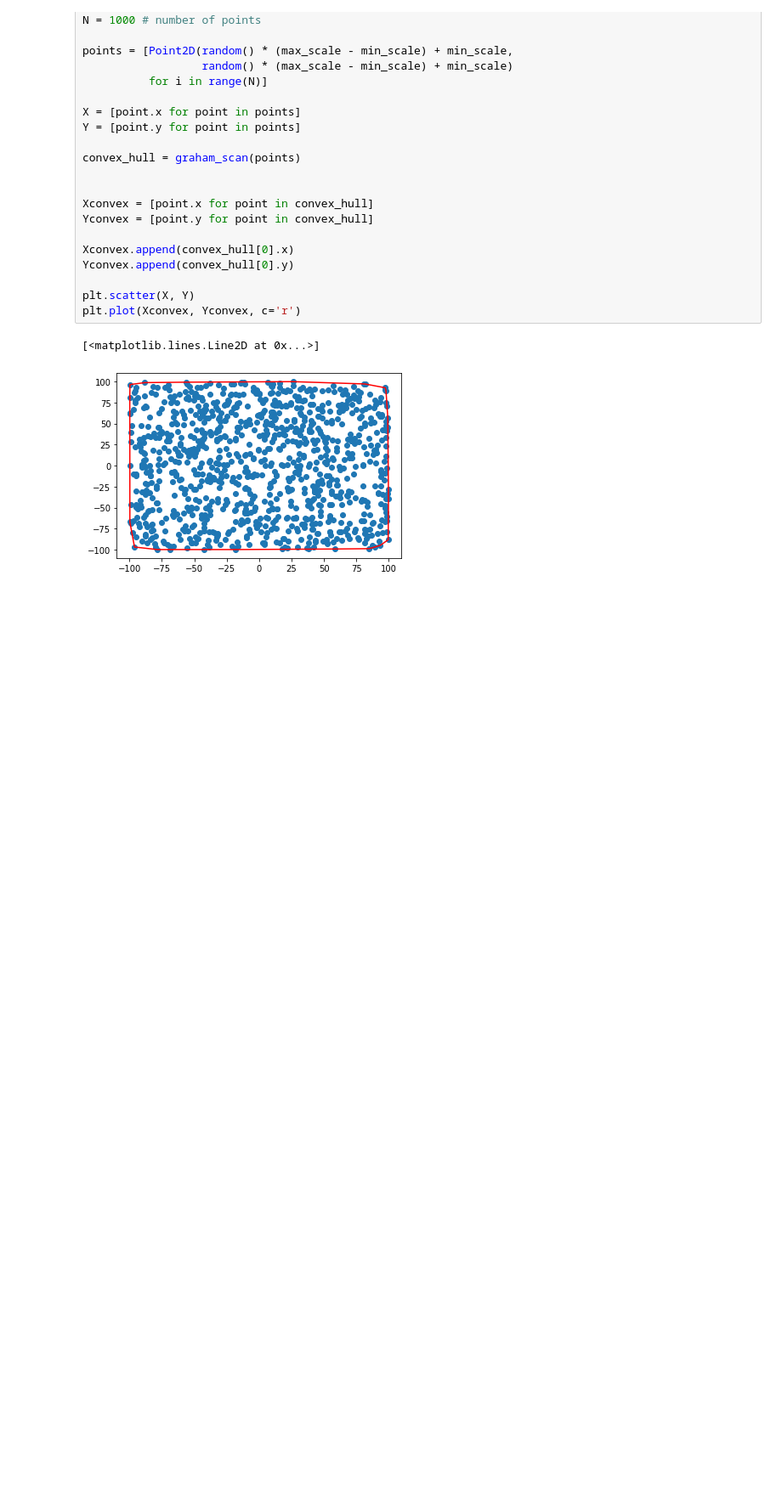
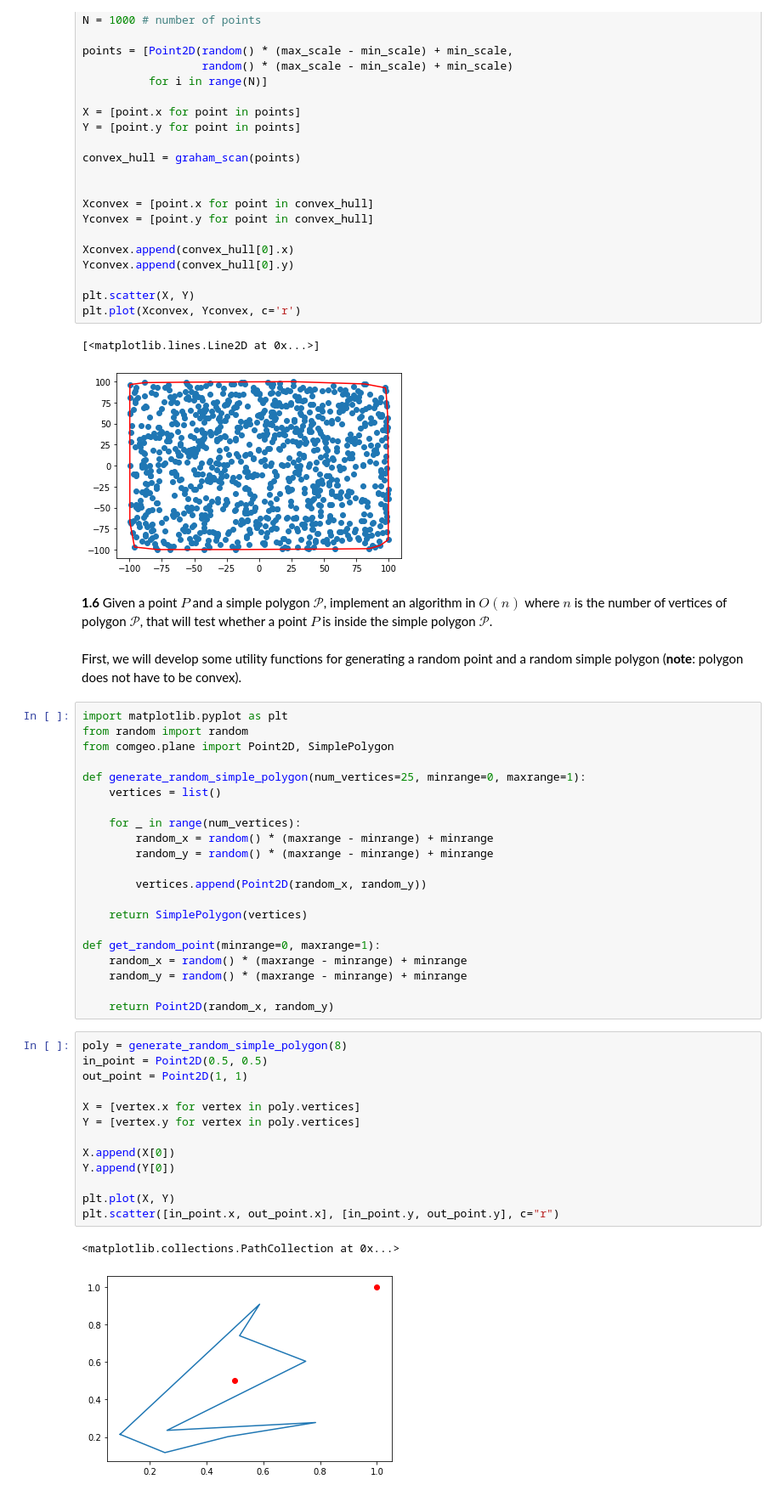
Before and after one commit to saidsalihefendic/tkn-computational-geometry, a Jupyter notebook: Introduction to Computational Geometry - Exercises Revisioned.ipynb, the cells around one changed output. Shown at 85% size. Saved outputs shown, nothing was run; the diff lists cells and outputs as text; blank space fills up the shorter version.

Commit message:
Added an exercise for testing if the point is in simple polygon, added SimplePolygon class

```diff
--- a/Introduction to Computational Geometry - Exercises Revisioned.ipynb
+++ b/Introduction to Computational Geometry - Exercises Revisioned.ipynb
@@ -490,3 +490,44 @@ plt.plot(Xconvex, Yconvex, c='r')
 # %% [output]
 [<matplotlib.lines.Line2D at 0x...>]
 [figure]
+# %% [markdown]
+**1.6** Given a point $P$ and a simple polygon $\mathcal{P}$, implement an algorithm in $O(n)$ where $n$ is the number of vertices of polygon $\mathcal{P}$, that will test whether a point $P$ is inside the simple polygon $\mathcal{P}$.
+# %% [markdown]
+First, we will develop some utility functions for generating a random point and a random simple polygon (**note**: polygon does not have to be convex).
+# %%
+import matplotlib.pyplot as plt
+from random import random
+from comgeo.plane import Point2D, SimplePolygon
+
+def generate_random_simple_polygon(num_vertices=25, minrange=0, maxrange=1):
+    vertices = list()
+
+    for _ in range(num_vertices):
+        random_x = random() * (maxrange - minrange) + minrange
+        random_y = random() * (maxrange - minrange) + minrange
+
+        vertices.append(Point2D(random_x, random_y))
+
+    return SimplePolygon(vertices)
+
+def get_random_point(minrange=0, maxrange=1):
+    random_x = random() * (maxrange - minrange) + minrange
+    random_y = random() * (maxrange - minrange) + minrange
+
+    return Point2D(random_x, random_y)
+# %%
+poly = generate_random_simple_polygon(8)
+in_point = Point2D(0.5, 0.5)
+out_point = Point2D(1, 1)
+
+X = [vertex.x for vertex in poly.vertices]
+Y = [vertex.y for vertex in poly.vertices]
+
+X.append(X[0])
+Y.append(Y[0])
+
+plt.plot(X, Y)
+plt.scatter([in_point.x, out_point.x], [in_point.y, out_point.y], c="r")
+# %% [output]
+<matplotlib.collections.PathCollection at 0x...>
+[figure, added]
```
Also changed, not shown: parts of 17 cells of this notebook, 1 other file.
